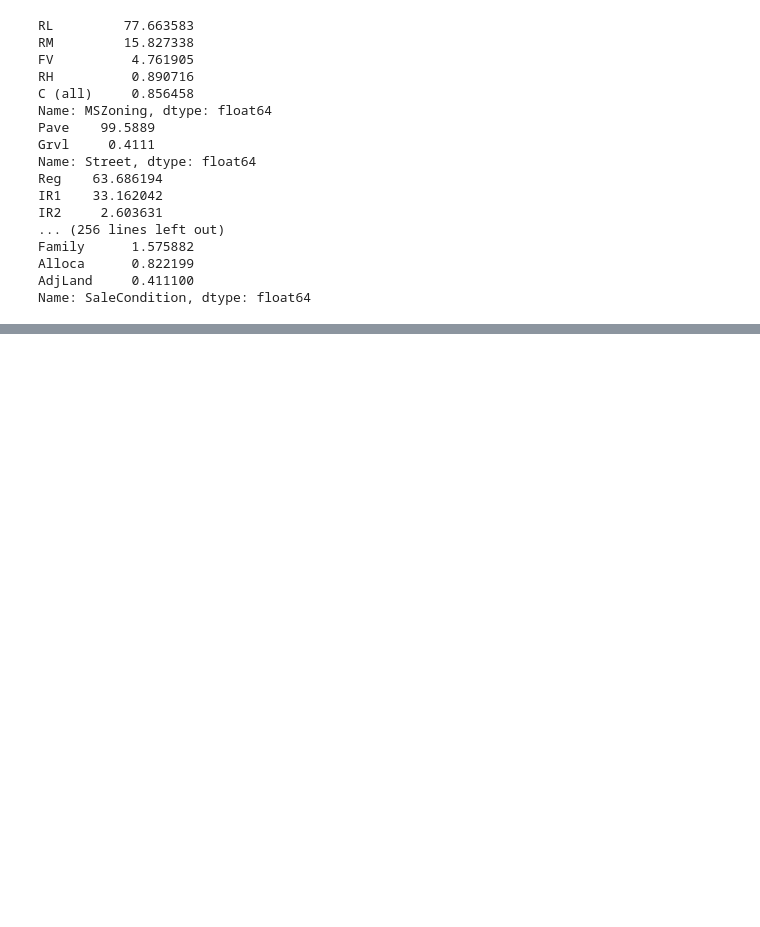
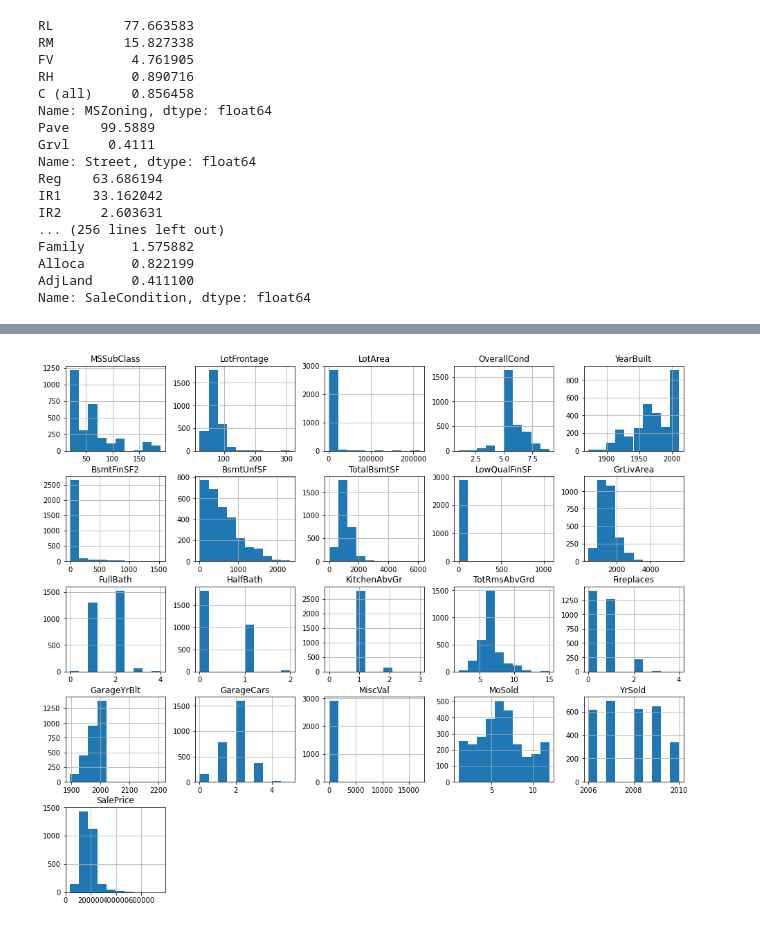
Before and after one commit to daianeklein/House-Prices-advRegressionTechniques, a Jupyter notebook: House-Prices-Adv-Regression-Techniques/01/House-Prices-Advanced-Regression-Techniques.ipynb, the cells around one changed output, grey strips where cells are left out. Cells and saved outputs as stored; diff of their text form; code cells hidden in the pictures; blank space fills up the shorter version.

```diff
--- a/House-Prices-Adv-Regression-Techniques/01/House-Prices-Advanced-Regression-Techniques.ipynb
+++ b/House-Prices-Adv-Regression-Techniques/01/House-Prices-Advanced-Regression-Techniques.ipynb
@@ -347,7 +349,8 @@ Name: Id, Length: 2919, dtype: float64
 Name: SalePrice, Length: 2101, dtype: float64
 # %%
 dropcols = ['Id','OverallQual', 'YearRemodAdd', 'MasVnrArea', 'BsmtFinSF1', '1stFlrSF', '2ndFlrSF', 'BedroomAbvGr',
-       'GarageArea', 'WoodDeckSF', 'OpenPorchSF', 'EnclosedPorch', '3SsnPorch', 'ScreenPorch', 'PoolArea']
+       'GarageArea', 'WoodDeckSF', 'OpenPorchSF', 'EnclosedPorch', '3SsnPorch', 'ScreenPorch', 'PoolArea',
+           'BsmtFullBath', 'BsmtHalfBath']
 
 num_attributes.drop(num_attributes[dropcols], axis = 1, inplace = True)
 # %% [output]
@@ -397,0 +434,4 @@ See the caveats in the documentation: https://pandas.pydata.org/pandas-docs/stab
+# %%
+df1[num_attributes.columns].hist(figsize=(16,14));
+# %% [output]
+[figure, added]
```
Also changed, not shown: parts of 11 cells of this notebook.
